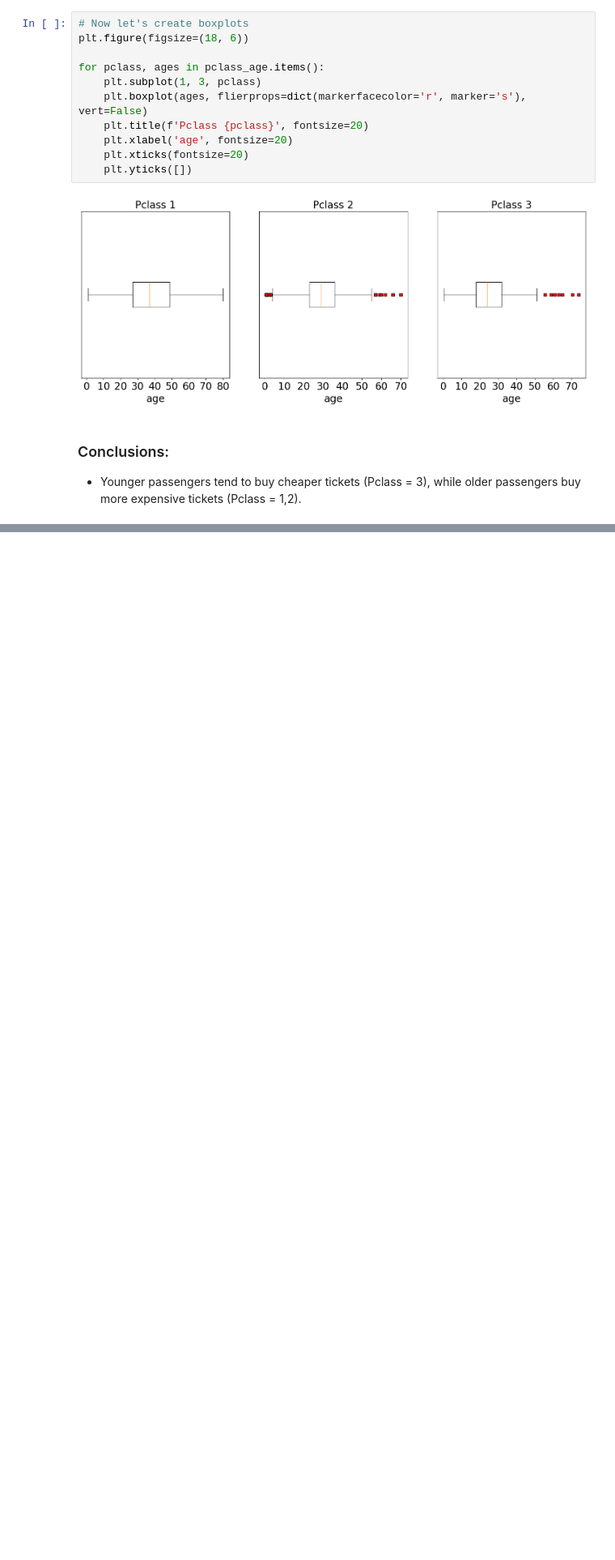
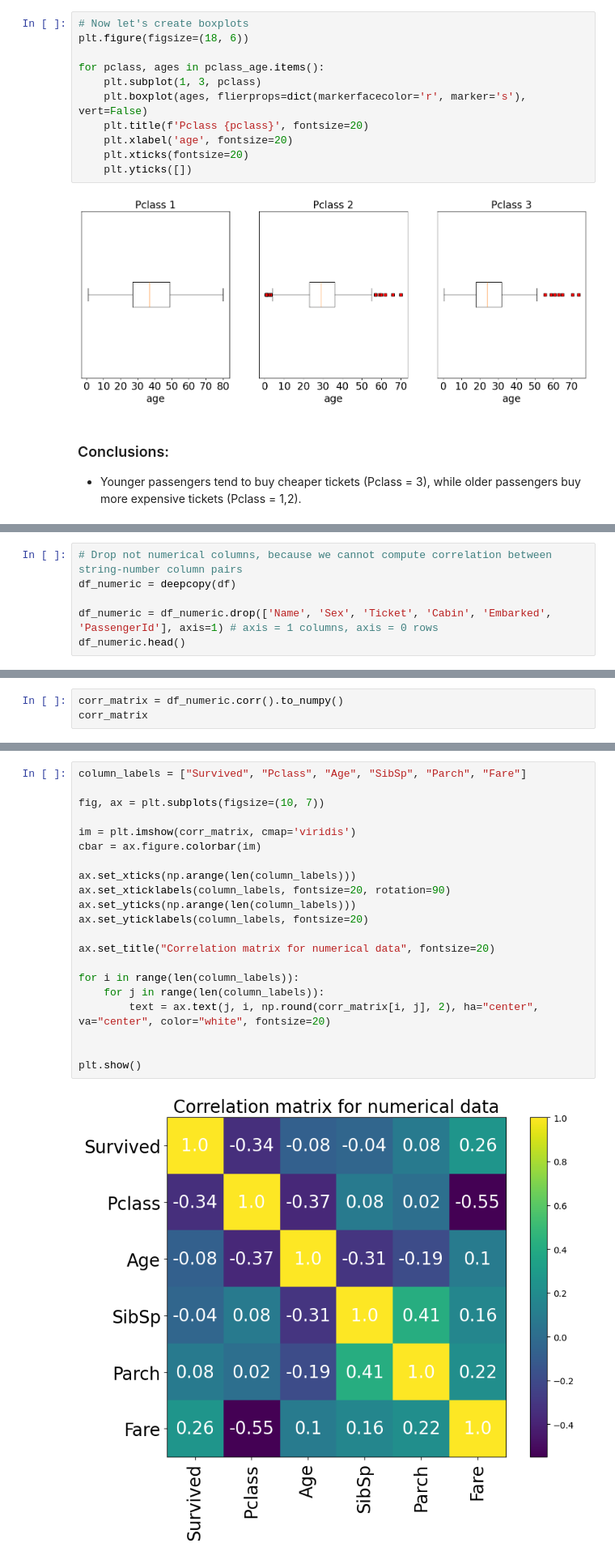
Before and after one commit to jvrErvin/python_learning, a Jupyter notebook: 6_exploratory_data_analysis_eda/titanic_eda.ipynb, the cells around one changed output, grey strips where cells are left out. Shown at 81% size. Cells and saved outputs as stored; diff of their text form; blank space fills up the shorter version.

```diff
--- a/6_exploratory_data_analysis_eda/titanic_eda.ipynb
+++ b/6_exploratory_data_analysis_eda/titanic_eda.ipynb
@@ -222,0 +227,6 @@ for pclass, ages in pclass_age.items():
+# %%
+# Drop not numerical columns, because we cannot compute correlation between string-number column pairs
+df_numeric = deepcopy(df)
+
+df_numeric = df_numeric.drop(['Name', 'Sex', 'Ticket', 'Cabin', 'Embarked', 'PassengerId'], axis=1) # axis = 1 columns, axis = 0 rows
+df_numeric.head()
@@ -222,0 +240,3 @@ for pclass, ages in pclass_age.items():
+# %%
+corr_matrix = df_numeric.corr().to_numpy()
+corr_matrix
@@ -222,0 +256,23 @@ for pclass, ages in pclass_age.items():
+# %%
+column_labels = ["Survived", "Pclass", "Age", "SibSp", "Parch", "Fare"]
+
+fig, ax = plt.subplots(figsize=(10, 7))
+
+im = plt.imshow(corr_matrix, cmap='viridis')
+cbar = ax.figure.colorbar(im)
+
+ax.set_xticks(np.arange(len(column_labels)))
+ax.set_xticklabels(column_labels, fontsize=20, rotation=90)
+ax.set_yticks(np.arange(len(column_labels)))
+ax.set_yticklabels(column_labels, fontsize=20)
+
+ax.set_title("Correlation matrix for numerical data", fontsize=20)
+
+for i in range(len(column_labels)):
+    for j in range(len(column_labels)):
+        text = ax.text(j, i, np.round(corr_matrix[i, j], 2), ha="center", va="center", color="white", fontsize=20)
+
+
+plt.show()
+# %% [output]
+[figure, added]
```
Also changed, not shown: parts of 5 cells of this notebook.
